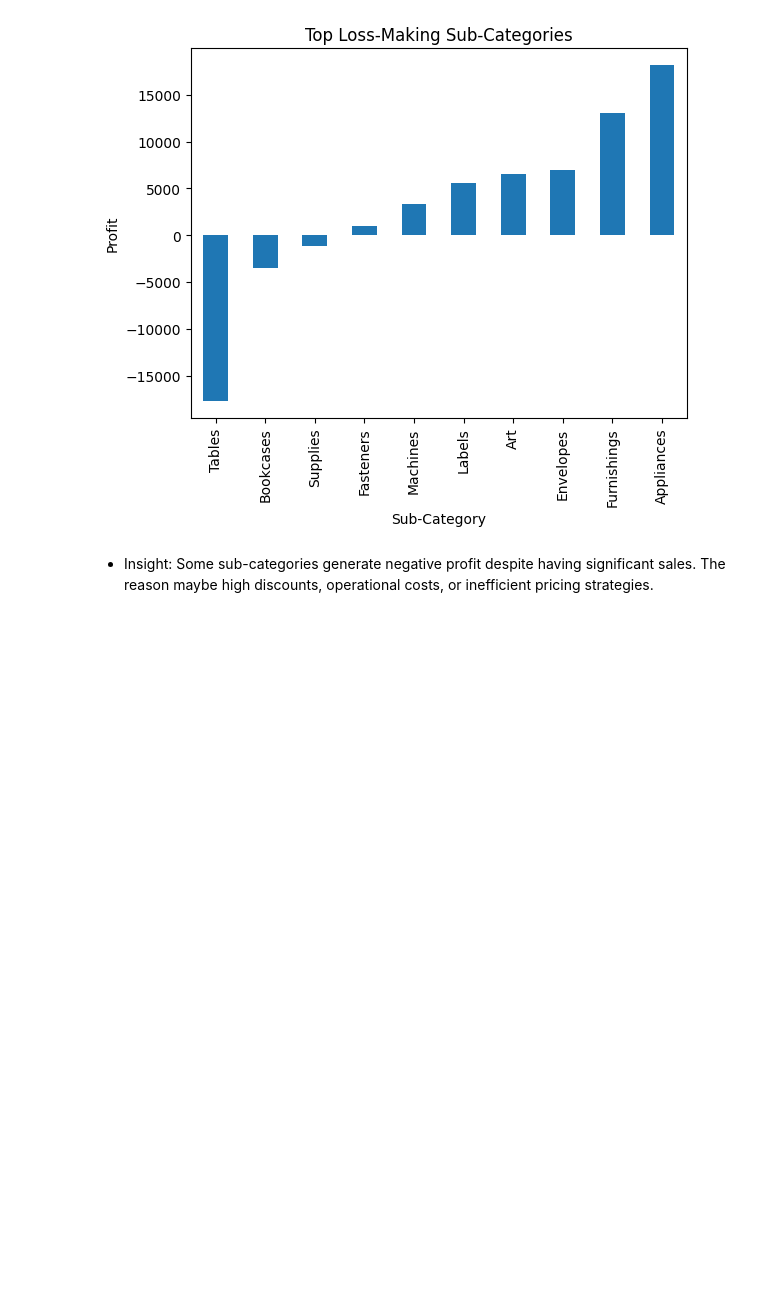
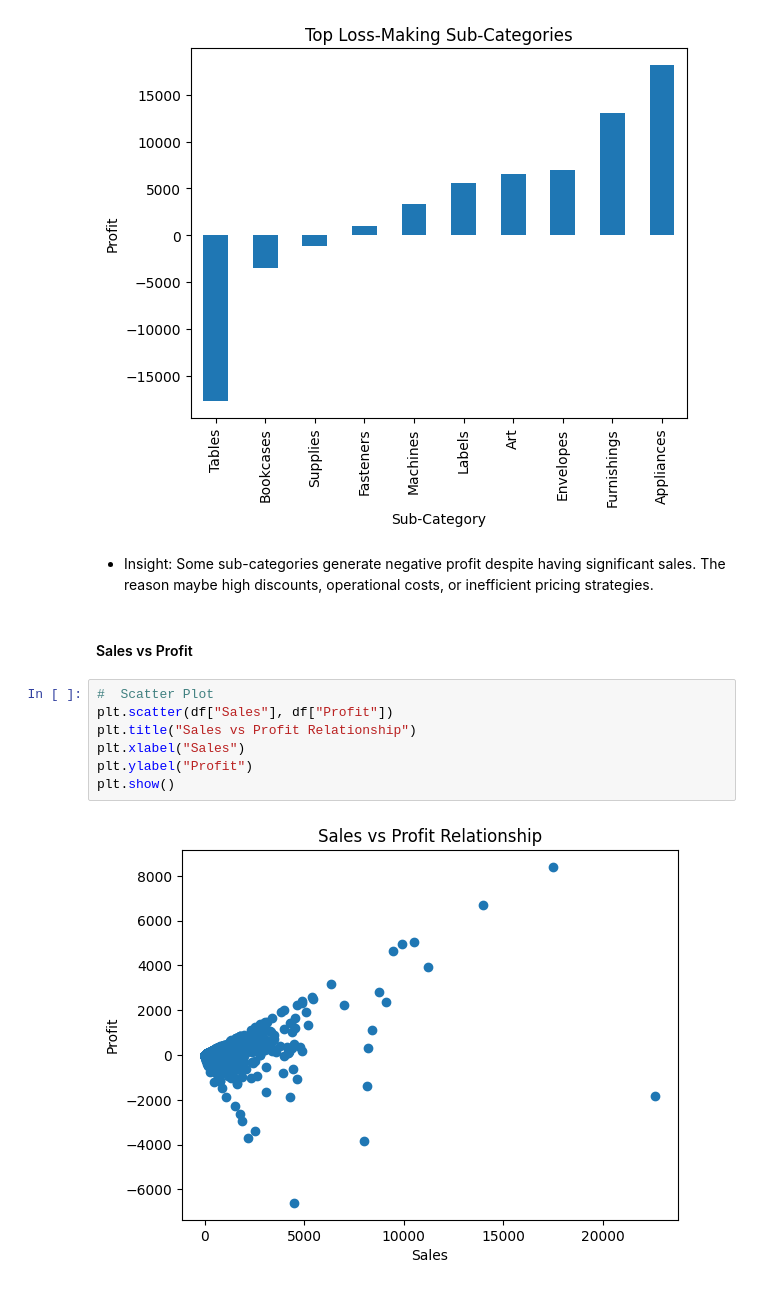
Before and after one commit to VarshaNayak18/retail-sales-analysis, a Jupyter notebook: notebooks/sales_analysis.ipynb, the cells around one changed output. Saved outputs shown, nothing was run; the diff lists cells and outputs as text; blank space fills up the shorter version.

```diff
--- a/notebooks/sales_analysis.ipynb
+++ b/notebooks/sales_analysis.ipynb
@@ -250,3 +250,14 @@ plt.show()
 # %% [markdown]
 * Insight: Some sub-categories generate negative profit despite having significant sales.
 The reason maybe high discounts, operational costs, or inefficient pricing strategies.
+# %% [markdown]
+#### Sales vs Profit
+# %%
+#  Scatter Plot
+plt.scatter(df["Sales"], df["Profit"])
+plt.title("Sales vs Profit Relationship")
+plt.xlabel("Sales")
+plt.ylabel("Profit")
+plt.show()
+# %% [output]
+[figure, added]
```
Also changed, not shown: parts of 6 cells of this notebook.
